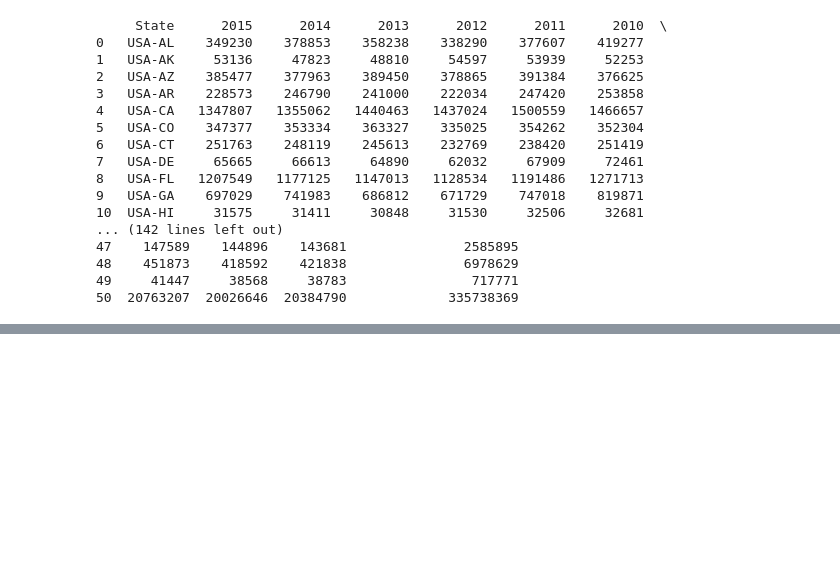
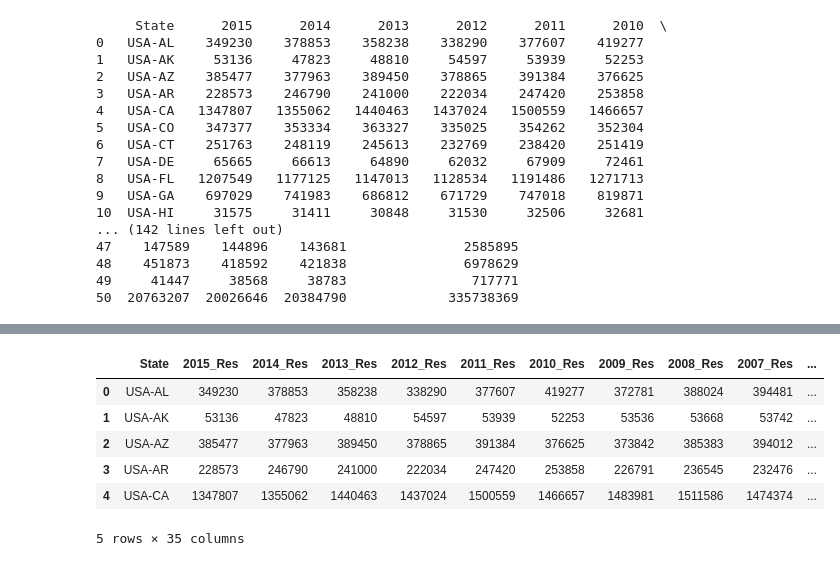
Before and after one commit to MabelDS89/Project-1, a Jupyter notebook: Combined_Sector_Analysis1.ipynb, the cells around one changed output, grey strips where cells are left out. Saved outputs shown, nothing was run; the diff lists cells and outputs as text; code cells hidden in the pictures; blank space fills up the shorter version.

Commit message:
Updated Res Dataframe and began working on combined analysis.

```diff
--- a/Combined_Sector_Analysis1.ipynb
+++ b/Combined_Sector_Analysis1.ipynb
@@ -29,5 +29,7 @@ print (df_res)
 49     41447     38568     38783                717771
 50  20763207  20026646  20384790             335738369
 # %%
-#Pull up combined Commercial and Industrial Energy Consumption throughout 50 states (including USA totals) dataframe
+#Pull up Commercial and Industrial Energy Consumption throughout 50 states (including USA totals) dataframe
 # from CSV file
+df_com = pd.read_csv (r'Resources/Commercial_Energy_Consumption.csv')
+print (df_com)
@@ -33,0 +77,12 @@ print (df_res)
+# %%
+#Merge 3 DataFrames together
+df_merged = pd.merge(df_res, df_com, on="State", suffixes=("_Res", "_Com"))
+df_merged.head()
+# %% [output]
+|  | State | 2015_Res | 2014_Res | 2013_Res | 2012_Res | 2011_Res | 2010_Res | 2009_Res | 2008_Res | 2007_Res | ... |
+| 0 | USA-AL | 349230 | 378853 | 358238 | 338290 | 377607 | 419277 | 372781 | 388024 | 394481 | ... |
+| 1 | USA-AK | 53136 | 47823 | 48810 | 54597 | 53939 | 52253 | 53536 | 53668 | 53742 | ... |
+| 2 | USA-AZ | 385477 | 377963 | 389450 | 378865 | 391384 | 376625 | 373842 | 385383 | 394012 | ... |
+| 3 | USA-AR | 228573 | 246790 | 241000 | 222034 | 247420 | 253858 | 226791 | 236545 | 232476 | ... |
+| 4 | USA-CA | 1347807 | 1355062 | 1440463 | 1437024 | 1500559 | 1466657 | 1483981 | 1511586 | 1474374 | ... |
+5 rows × 35 columns
```
Also changed, not shown: parts of 3 cells of this notebook, 3 other files.
